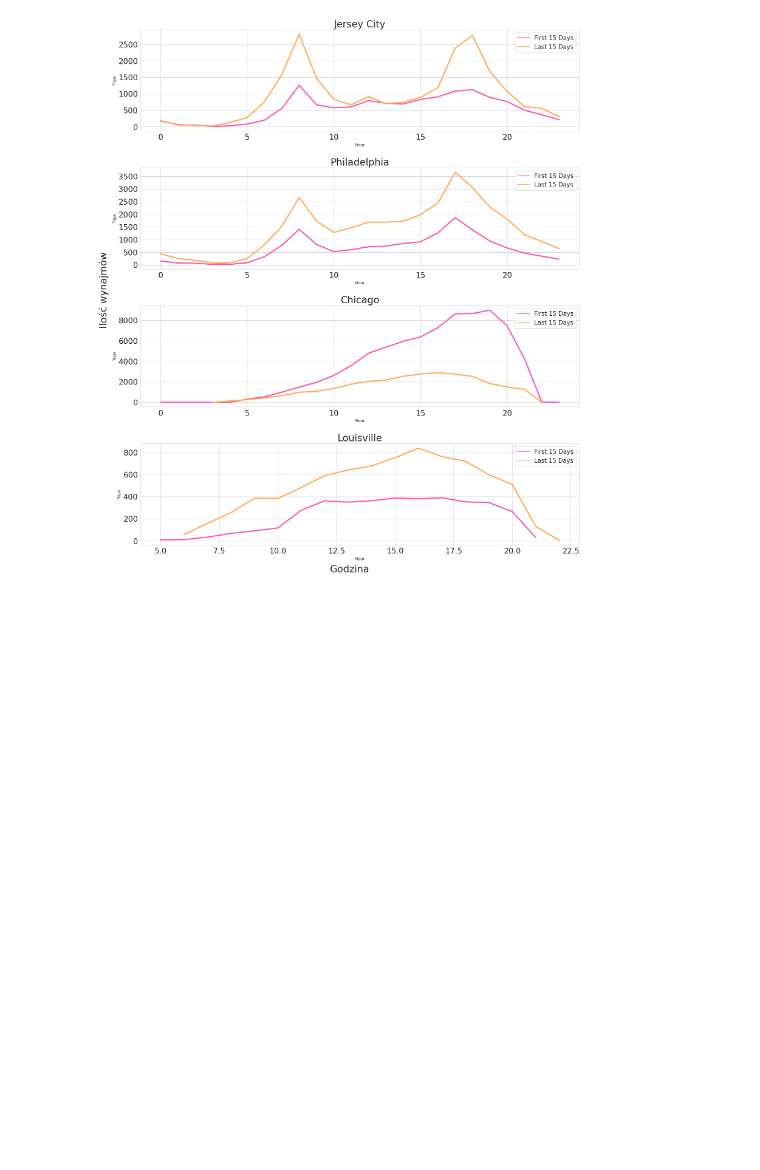
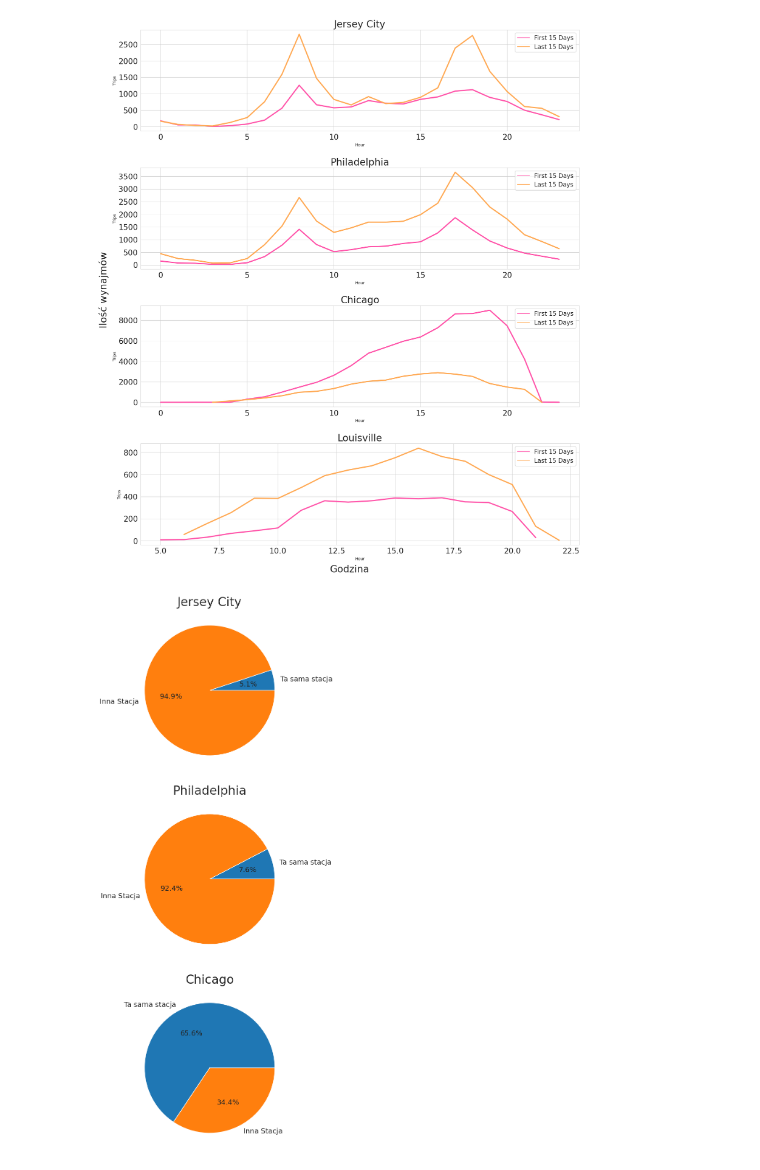
Before and after one commit to JanickiJ/E-Scooter-Data-Analysis, a Jupyter notebook: visuals.ipynb, the cells around one changed output. Drawn from its saved outputs; the diff is of its cells as text; code cells hidden in the pictures; blank space fills up the shorter version.

```diff
--- a/visuals.ipynb
+++ b/visuals.ipynb
@@ -520,3 +520,34 @@ No artists with labels found to put in legend.  Note that artists whose label st
 No artists with labels found to put in legend.  Note that artists whose label start with an underscore are ignored when legend() is called with no argument.
 No artists with labels found to put in legend.  Note that artists whose label start with an underscore are ignored when legend() is called with no argument.
 [figure]
+# %%
+areas_jersey_city = jersey_city[["Start Station Name", 'End Station Name']].value_counts().to_frame().reset_index()
+areas_jersey_city.columns = ["Start Station Name", 'End Station Name', "count"]
+same_district_jersey_city = areas_jersey_city[(areas_jersey_city["Start Station Name"] == areas_jersey_city['End Station Name'])].reset_index()
+different_district_jersey_city = areas_jersey_city[(areas_jersey_city["Start Station Name"] != areas_jersey_city['End Station Name'])].reset_index()
+
+areas_philadelphia = philadelphia[["start_station_id", 'end_station_id']].value_counts().to_frame().reset_index()
+areas_philadelphia.columns = ["start_station_id", 'end_station_id', "count"]
+same_district_philadelphia = areas_philadelphia[(areas_philadelphia["start_station_id"] == areas_philadelphia['end_station_id'])].reset_index()
+different_district_philadelphia = areas_philadelphia[(areas_philadelphia["start_station_id"] != areas_philadelphia['end_station_id'])].reset_index()
+
+areas_chicago = chicago[["Start Community Area Name", 'End Community Area Name']].value_counts().to_frame().reset_index()
+areas_chicago.columns = ["Start Community Area Name", 'End Community Area Name', "count"]
+same_district_chicago = areas_chicago[(areas_chicago["Start Community Area Name"] == areas_chicago['End Community Area Name'])].reset_index()
+different_district_chicago = areas_chicago[(areas_chicago["Start Community Area Name"] != areas_chicago['End Community Area Name'])].reset_index()
+# %%
+fig, axes = plt.subplots(nrows=3, figsize=(14,16))
+fig.tight_layout(pad = 3.0)
+fig.subplots_adjust(left=0.1)
+
+for ax, same_district, different_district, name in [[axes[0],same_district_jersey_city,different_district_jersey_city, "Jersey City"],
+                            [axes[1],same_district_philadelphia, different_district_philadelphia,"Philadelphia"],
+                            [axes[2],same_district_chicago,different_district_chicago, "Chicago"]]:
+
+    plt.rcParams['font.size'] = 14
+    ax.pie([same_district["count"].sum(), different_district["count"].sum()],labels=["Ta sama stacja", "Inna Stacja"], autopct='%1.1f%%')
+    plt.title(name, size=24)
+    plot.set(xlabel=None, ylabel=None)
+    ax.set_title(name, size=24)
+# %% [output]
+[figure, added]
```
Also changed, not shown: parts of 1 cell of this notebook, 3 other files.
